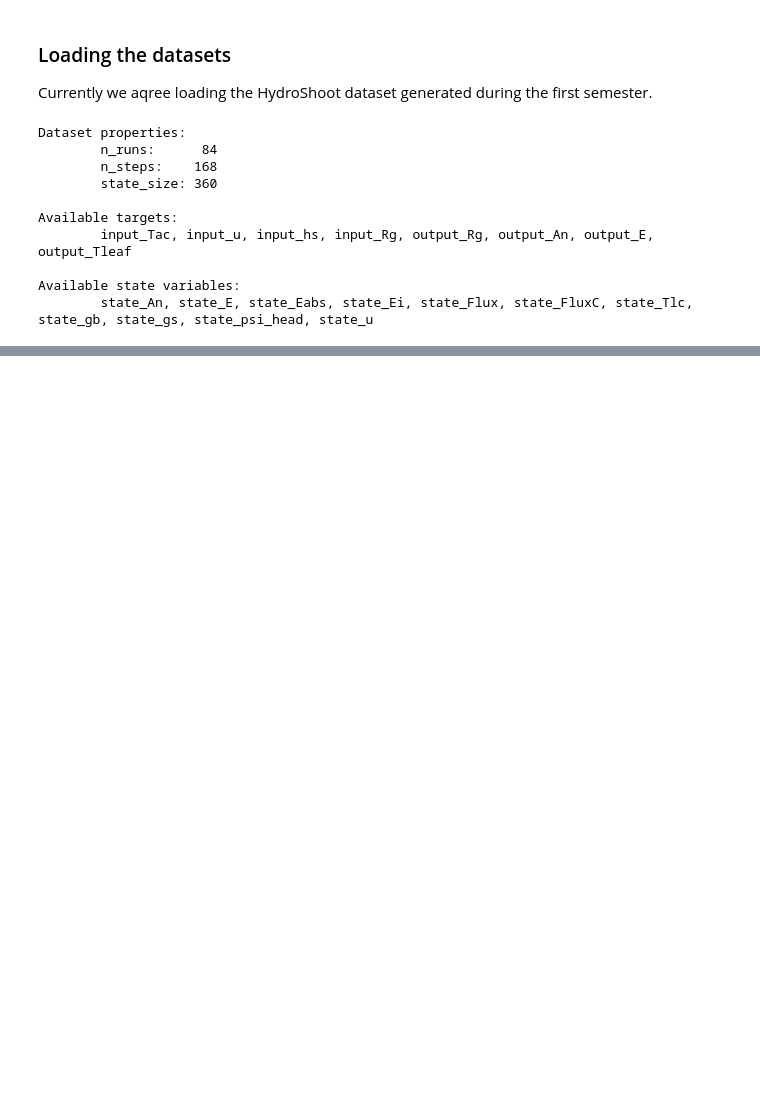
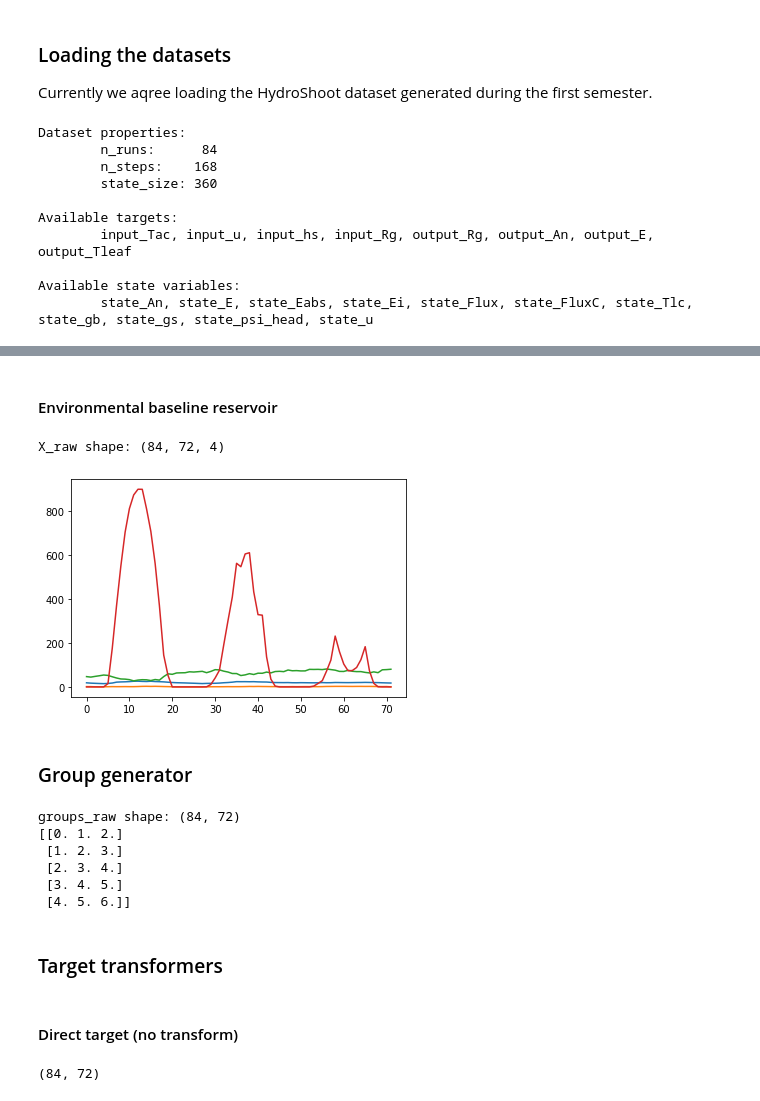
Before and after one commit to mcndt/thesis-plant-reservoir-computing, a Jupyter notebook: notebooks/hydroshoot_refactor.ipynb, the cells around one changed output, grey strips where cells are left out. Cells and saved outputs as stored; diff of their text form; code cells hidden in the pictures; blank space fills up the shorter version.

```diff
--- a/notebooks/hydroshoot_refactor.ipynb
+++ b/notebooks/hydroshoot_refactor.ipynb
@@ -34,0 +89,47 @@ print()
+# %% [markdown]
+#### Environmental baseline reservoir
+# %%
+from pipeline_hydroshoot import TargetReservoirGenerator
+
+env_targets = ['input_Tac', 'input_u', 'input_hs', 'input_Rg']
+res_generator = TargetReservoirGenerator(targets=env_targets, run_ids=all_run_ids)
+X_raw = res_generator.transform(datasets, warmup_days=4)
+
+print(f'X_raw shape: {X_raw.shape}')
+
+plt.plot(X_raw[0])
+plt.show()
+# %% [output]
+X_raw shape: (84, 72, 4)
+[figure, added]
+# %% [markdown]
+### Group generator
+# %%
+from pipeline_hydroshoot import GroupGenerator
+
+group_gen = GroupGenerator(day_length=24, run_ids=all_run_ids, days_between_runs=1)
+groups_raw = group_gen.transform(datasets, warmup_days=4)
+
+print(f'groups_raw shape: {groups_raw.shape}')
+
+print(groups_raw[:5, ::24])
+# %% [output]
+groups_raw shape: (84, 72)
+[[0. 1. 2.]
+ [1. 2. 3.]
+ [2. 3. 4.]
+ [3. 4. 5.]
+ [4. 5. 6.]]
+# %% [markdown]
+### Target transformers
+# %% [markdown]
+#### Direct target (no transform)
+# %%
+from pipeline_base import DirectTarget
+
+target_tf = DirectTarget()
+y_tf = target_tf.transform(y_raw)
+
+print(y_tf.shape)
+# %% [output]
+(84, 72)
```
Also changed, not shown: parts of 25 cells of this notebook, 9 other files.
